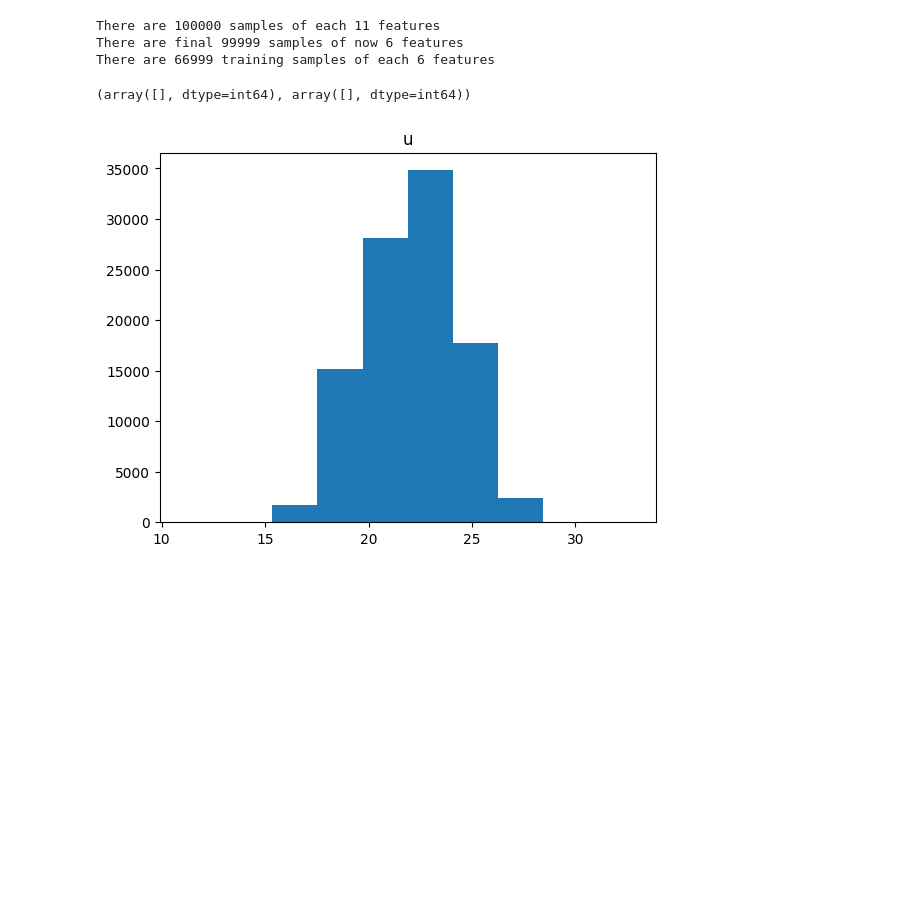
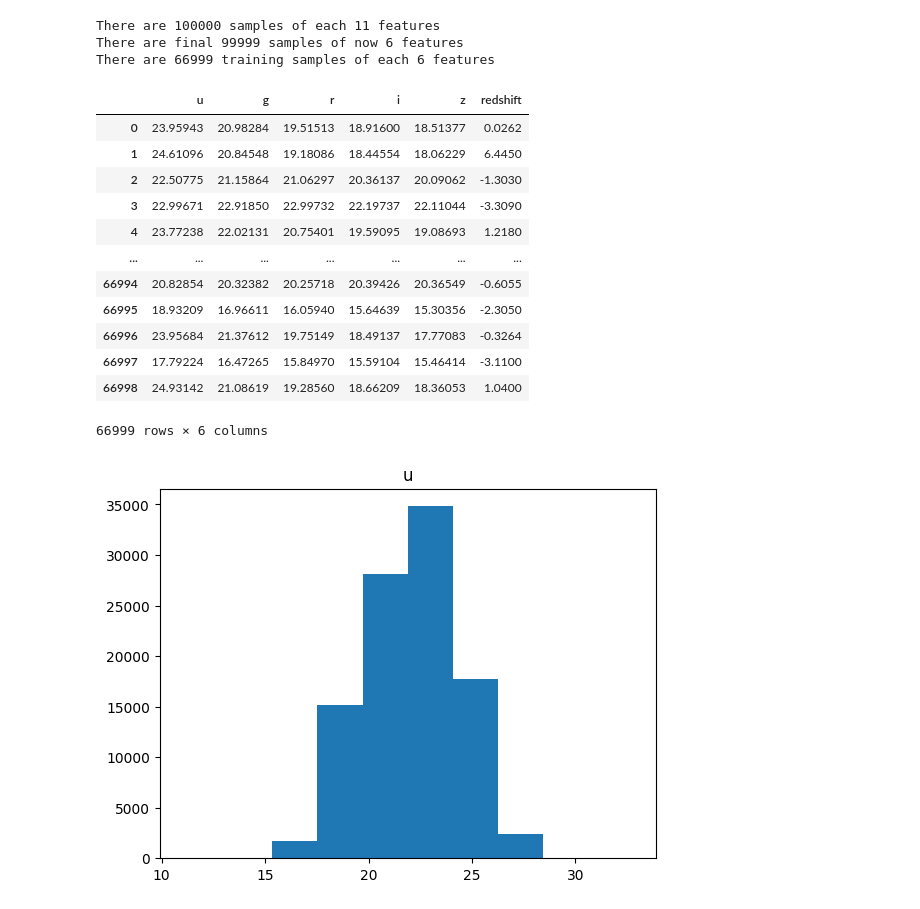
Before and after one commit to catieslaughts/IML_assignment2, a Jupyter notebook: Dimensionality.ipynb, the cells around one changed output. Cells and saved outputs as stored; diff of their text form; code cells hidden in the pictures; blank space fills up the shorter version.

```diff
--- a/Dimensionality.ipynb
+++ b/Dimensionality.ipynb
@@ -38,10 +43,22 @@ print(f'There are {X_train.shape[0]} training samples of each {X_train.shape[1]}
 There are 100000 samples of each 11 features
 There are final 99999 samples of now 6 features
 There are 66999 training samples of each 6 features
-# %%
-np.where(np.isnan(X_train))
-# %% [output]
-(array([], dtype=int64), array([], dtype=int64))
+# %%
+X_train
+# %% [output]
+|  | u | g | r | i | z | redshift |
+| 0 | 23.95943 | 20.98284 | 19.51513 | 18.91600 | 18.51377 | 0.0262 |
+| 1 | 24.61096 | 20.84548 | 19.18086 | 18.44554 | 18.06229 | 6.4450 |
+| 2 | 22.50775 | 21.15864 | 21.06297 | 20.36137 | 20.09062 | -1.3030 |
+| 3 | 22.99671 | 22.91850 | 22.99732 | 22.19737 | 22.11044 | -3.3090 |
+| 4 | 23.77238 | 22.02131 | 20.75401 | 19.59095 | 19.08693 | 1.2180 |
+| ... | ... | ... | ... | ... | ... | ... |
+| 66994 | 20.82854 | 20.32382 | 20.25718 | 20.39426 | 20.36549 | -0.6055 |
+| 66995 | 18.93209 | 16.96611 | 16.05940 | 15.64639 | 15.30356 | -2.3050 |
+| 66996 | 23.95684 | 21.37612 | 19.75149 | 18.49137 | 17.77083 | -0.3264 |
+| 66997 | 17.79224 | 16.47265 | 15.84970 | 15.59104 | 15.46414 | -3.1100 |
+| 66998 | 24.93142 | 21.08619 | 19.28560 | 18.66209 | 18.36053 | 1.0400 |
+66999 rows × 6 columns
 # %%
 for C in X.columns:
     plt.hist(X[C])
```
Also changed, not shown: parts of 12 cells of this notebook.
